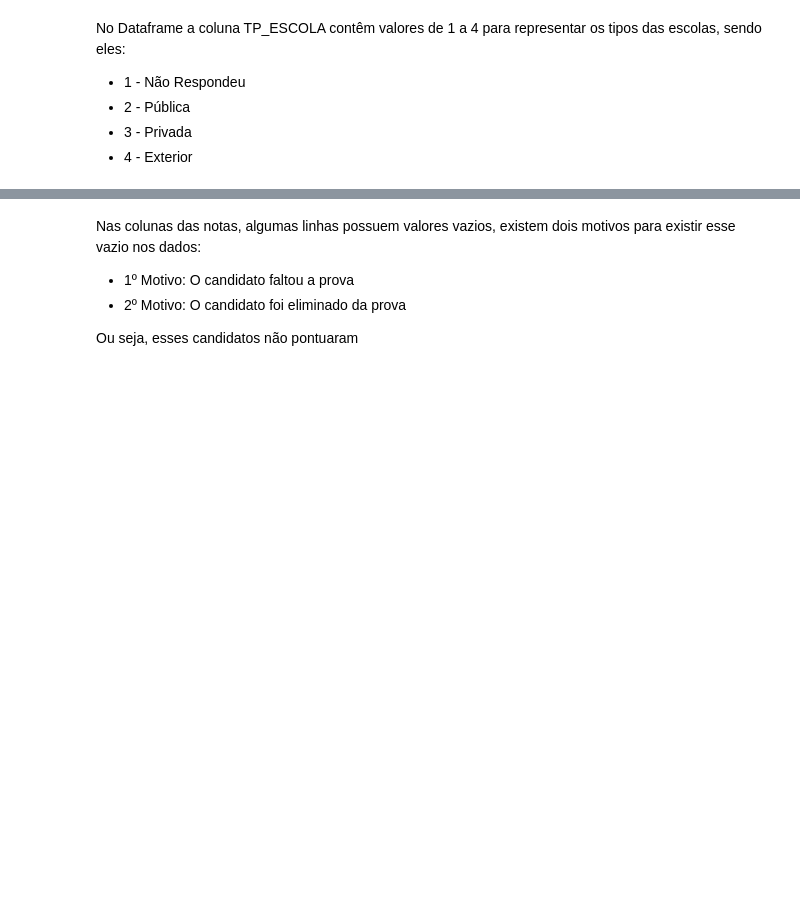
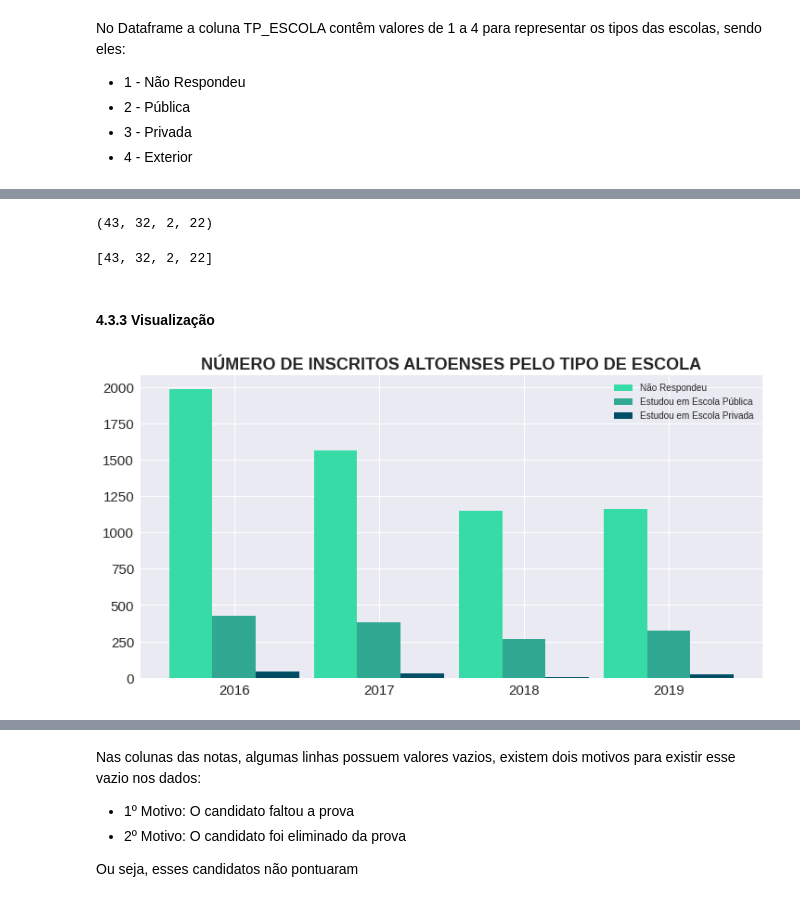
Before and after one commit to Julio-M39/PesquisaAltosEnem, a Jupyter notebook: PesquisaAltosEnem.ipynb, the cells around one changed output, grey strips where cells are left out. Saved outputs shown, nothing was run; the diff lists cells and outputs as text; code cells hidden in the pictures; blank space fills up the shorter version.

```diff
--- a/PesquisaAltosEnem.ipynb
+++ b/PesquisaAltosEnem.ipynb
@@ -281,0 +466,6 @@ No ano de 2016 os inscritos Altoenses estudaram em escolas do tipo:
+# %%
+#Adicionando os valores a nossa lista
+public_escola_por_ano.append(public_escola2016)
+public_escola_por_ano.append(public_escola2017)
+public_escola_por_ano.append(public_escola2018)
+public_escola_por_ano.append(public_escola2019)
@@ -281,0 +479,51 @@ No ano de 2016 os inscritos Altoenses estudaram em escolas do tipo:
+# %%
+#Selecionando quem não respondeu que estudou em escolas privadas
+priv_escola2016 = microdadoNovo2016.query('(TP_ESCOLA == "Privada")')['TP_ESCOLA'].count()
+priv_escola2017 = microdadoNovo2017.query('(TP_ESCOLA == "Privada")')['TP_ESCOLA'].count()
+priv_escola2018 = microdadoNovo2018.query('(TP_ESCOLA == "Privada")')['TP_ESCOLA'].count()
+priv_escola2019 = microdadoNovo2019.query('(TP_ESCOLA == "Privada")')['TP_ESCOLA'].count()
+# %%
+#Inscritos que responderam que estudaram em escolas públicas
+priv_escola2016, priv_escola2017, priv_escola2018, priv_escola2019
+# %% [output]
+(43, 32, 2, 22)
+# %%
+#Adicionando os valores a nossa lista
+priv_escola_por_ano.append(priv_escola2016)
+priv_escola_por_ano.append(priv_escola2017)
+priv_escola_por_ano.append(priv_escola2018)
+priv_escola_por_ano.append(priv_escola2019)
+# %%
+#Conferindo a nossa lista
+priv_escola_por_ano
+# %% [output]
+[43, 32, 2, 22]
+# %% [markdown]
+#### **4.3.3 Visualização**
+# %%
+#Largura da barra
+barWidth = 0.30
+
+#Tamanho do gráfico
+plt.figure(figsize = (12, 6))
+
+#Posição da barra
+b1 = np.arange(len(nrsp_escola_por_ano))
+b2 = [x + barWidth for x in b1]
+b3 = [x + barWidth for x in b2]
+
+#Criaçao de barras
+plt.bar(b1, nrsp_escola_por_ano, color='#37DBA6', width=barWidth, label='Não Respondeu')
+plt.bar(b2, public_escola_por_ano, color='#31A892', width=barWidth, label='Estudou em Escola Pública')
+plt.bar(b3, priv_escola_por_ano, color='#004E66', width=barWidth, label='Estudou em Escola Privada')
+
+#Legenda
+plt.xticks([b + barWidth for b in range(len(nrsp_escola_por_ano))], anos)
+plt.title('NÚMERO DE INSCRITOS ALTOENSES PELO TIPO DE ESCOLA', fontsize=18, fontweight=600)
+
+#Tamanho dos eixos x,y
+plt.tick_params(labelsize=15)
+
+plt.legend();
+# %% [output]
+[figure, added]
```
Also changed, not shown: parts of 188 cells of this notebook.
